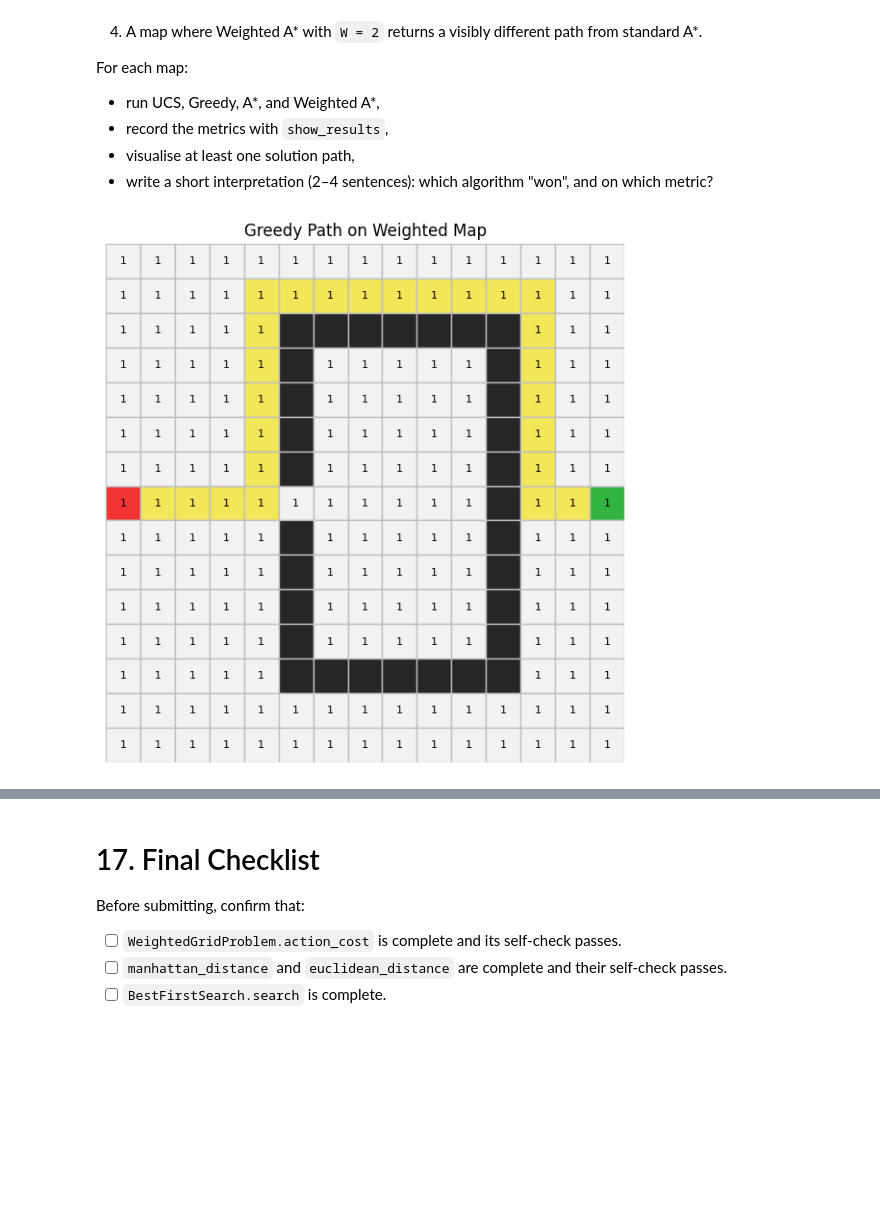
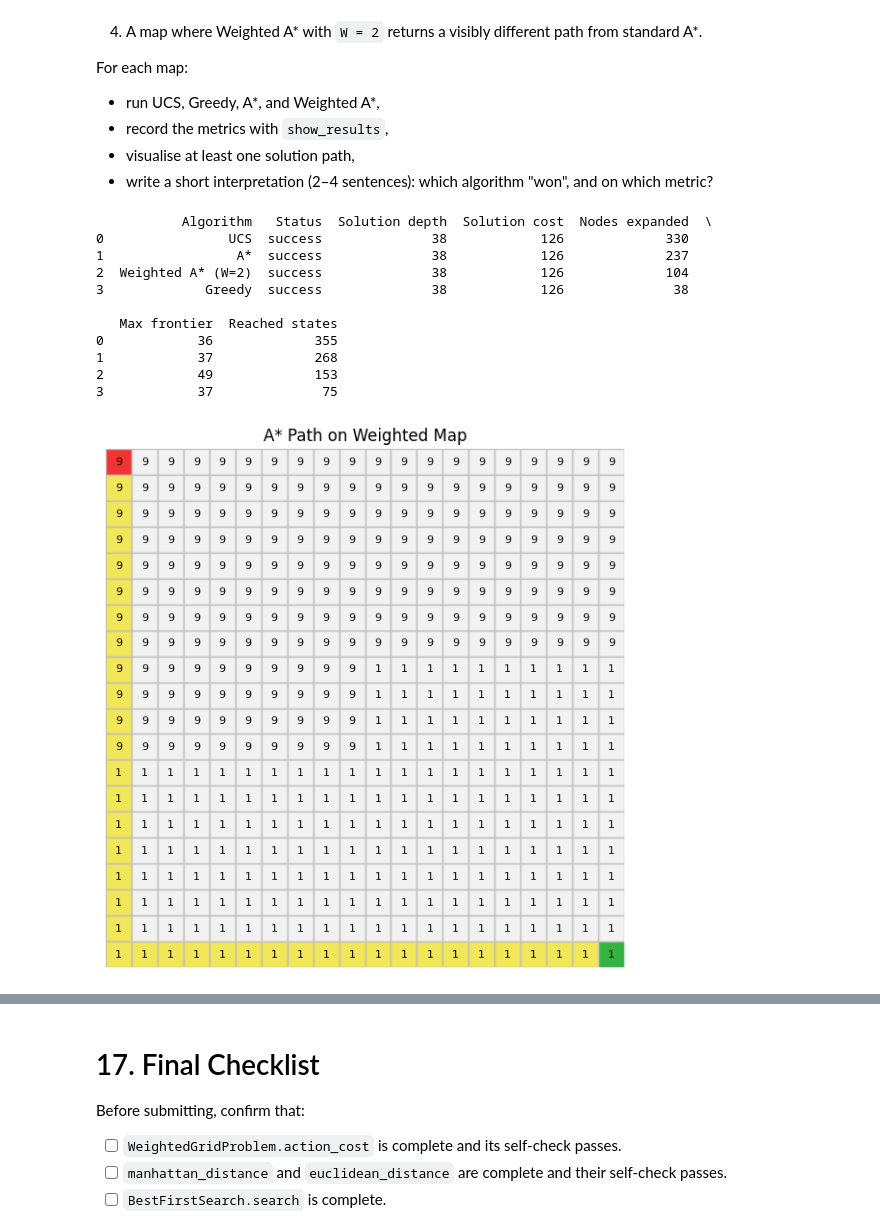
Before and after one commit to jupiterbouncer/lab1-search-partb, a Jupyter notebook: Oluwademilade_Subair_Lab_1B.ipynb, the cells around one changed output, grey strips where cells are left out. Drawn from its saved outputs; the diff is of its cells as text; code cells hidden in the pictures; blank space fills up the shorter version.

```diff
--- a/Oluwademilade_Subair_Lab_1B.ipynb
+++ b/Oluwademilade_Subair_Lab_1B.ipynb
@@ -760,7 +759,7 @@ class WeightedAStarSearch(BestFirstSearch):
 
     def evaluation(self, node: Node, problem: Problem) -> float:
         # Weighted A*: f(n) = g(n) + W * h(n).
-        return node.path_cost + self.h(node, problem)
+        return node.path_cost + self.weight * self.h(node, problem)
 # %% [markdown]
 ## 10.1 Self-Check for the Algorithms
 
@@ -1112,51 +1187,62 @@ For each map:
 # %%
 # Create your first custom map here.
 
-custom_grid_1 = [
-    [0, 0, 0, 0, 0, 0, 0, 0, 0, 0, 0, 0, 0, 0, 0],
-    [0, 0, 0, 0, 0, 0, 0, 0, 0, 0, 0, 0, 0, 0, 0],
-    [0, 0, 0, 0, 0, 1, 1, 1, 1, 1, 1, 1, 0, 0, 0],
-    [0, 0, 0, 0, 0, 1, 0, 0, 0, 0, 0, 1, 0, 0, 0],
-    [0, 0, 0, 0, 0, 1, 0, 0, 0, 0, 0, 1, 0, 0, 0],
-    [0, 0, 0, 0, 0, 1, 0, 0, 0, 0, 0, 1, 0, 0, 0],
-    [0, 0, 0, 0, 0, 1, 0, 0, 0, 0, 0, 1, 0, 0, 0],
-    [0, 0, 0, 0, 0, 0, 0, 0, 0, 0, 0, 1, 0, 0, 0],  # opening on the left
-    [0, 0, 0, 0, 0, 1, 0, 0, 0, 0, 0, 1, 0, 0, 0],
-    [0, 0, 0, 0, 0, 1, 0, 0, 0, 0, 0, 1, 0, 0, 0],
-    [0, 0, 0, 0, 0, 1, 0, 0, 0, 0, 0, 1, 0, 0, 0],
-    [0, 0, 0, 0, 0, 1, 0, 0, 0, 0, 0, 1, 0, 0, 0],
-    [0, 0, 0, 0, 0, 1, 1, 1, 1, 1, 1, 1, 0, 0, 0],
-    [0, 0, 0, 0, 0, 0, 0, 0, 0, 0, 0, 0, 0, 0, 0],
-    [0, 0, 0, 0, 0, 0, 0, 0, 0, 0, 0, 0, 0, 0, 0],
-]  # (Claude generated)
+custom_grid_1 = [[0] * 20 for _ in range(20)]  # (Claude generated)
 
-custom_costs_1 = [[1] * 15 for _ in range(15)]  # (Claude generated)
+custom_costs_1 = (
+    [[9] * 20 for _ in range(8)]  # rows 0–7:   very expensive
+    + [[9] * 10 + [1] * 10 for _ in range(4)]  # rows 8–11: expensive left, cheap right
+    + [[1] * 20 for _ in range(8)]  # rows 12–19: cheap zone toward goal
+)  # (Claude generated)
 
-custom_start_1 = (7, 0)
-custom_goal_1 = (7, 14)
+custom_start_1 = (0, 0)
+custom_goal_1 = (19, 19)
 
 # Example after completing:
 custom_problem_1 = WeightedGridProblem(
     custom_grid_1, custom_start_1, custom_goal_1, terrain_costs=custom_costs_1
 )
+wastar1 = WeightedAStarSearch(euclidean_distance, weight=2)
 
 custom_results_1 = [
     ucs.search(custom_problem_1),
     astar.search(custom_problem_1),
-    wastar2.search(custom_problem_1),
+    wastar1.search(custom_problem_1),
     greedy.search(custom_problem_1),
 ]
 
-show_results(custom_results_1)
+print(show_results(custom_results_1))
 
-greedy_result_1 = custom_results_1[3]
+astar_result_1 = custom_results_1[1]
+wastar_result_1 = custom_results_1[2]
+
 plot_path(
     custom_grid_1,
     custom_start_1,
     custom_goal_1,
-    path=greedy_result_1.path,
+    path=astar_result_1.path,
     terrain_costs=custom_costs_1,
-    title="Greedy Path on Weighted Map",
+    title="A* Path on Weighted Map",
 )
+
+plot_path(
+    custom_grid_1,
+    custom_start_1,
+    custom_goal_1,
+    path=wastar_result_1.path,
+    terrain_costs=custom_costs_1,
+    title="Weighted A* Path on Weighted Map",
+)
 # %% [output]
+           Algorithm   Status  Solution depth  Solution cost  Nodes expanded  \
+0                UCS  success              38            126             330
+1                 A*  success              38            126             237
+2  Weighted A* (W=2)  success              38            126             104
+3             Greedy  success              38            126              38
+
+   Max frontier  Reached states
+0            36             355
+1            37             268
+2            49             153
+3            37              75
-[figure, old version]
+[figure, new version]
```
Also changed, not shown: parts of 8 cells of this notebook.
